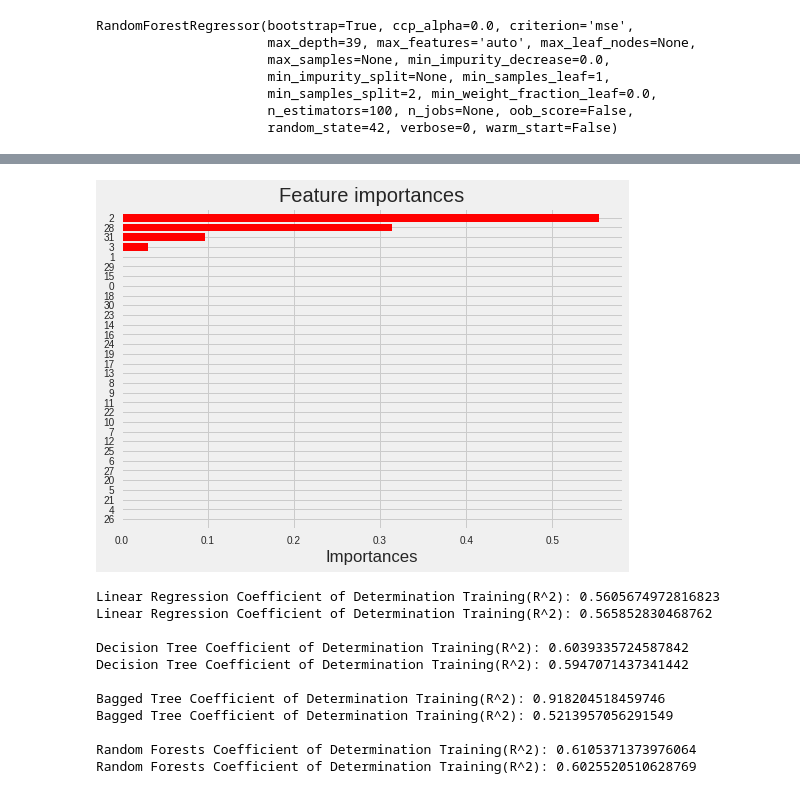
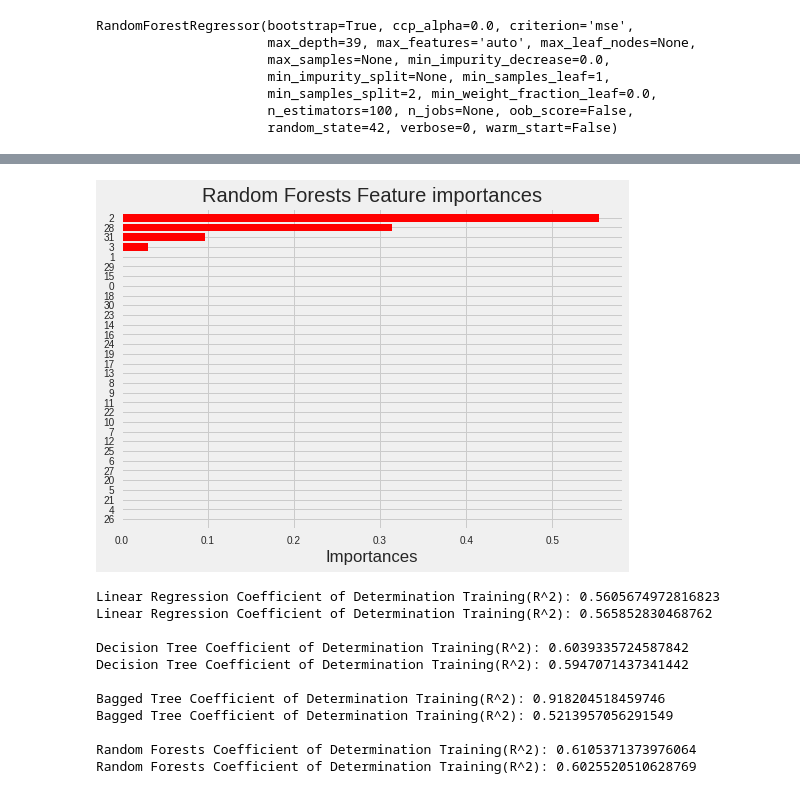
Before and after one commit to Savvy-Slowley/Sales_Predictions, a Jupyter notebook: Sales_Predictions.ipynb, the cells around one changed output, grey strips where cells are left out. Saved outputs shown, nothing was run; the diff lists cells and outputs as text; code cells hidden in the pictures.

```diff
--- a/Sales_Predictions.ipynb
+++ b/Sales_Predictions.ipynb
@@ -801,20 +801,20 @@ Feature: 31, Score: 0.09659
 # %%
 importances = rf_5.feature_importances_
 indices = np.argsort(importances)
 
 # Plot the feature importances of the forest
 plt.figure()
-plt.title("Feature importances")
+plt.title("Random Forests Feature importances")
 plt.barh(range(X.shape[1]), importances[indices],
        color="r",  align="center")
 # If you want to define your own labels,
 # change indices to a list of labels on the following line.
 plt.yticks(range(X.shape[1]), indices)
 plt.ylim([-1, X.shape[1]])
 plt.xlabel('Importances')
 plt.show()
 # %% [output]
-[figure, old version]
+[figure, new version]
 # %%
 #Item_MRP is the feature that is most associated with higher predicted sales
 # %%
```
Also changed, not shown: parts of 2 cells of this notebook.
